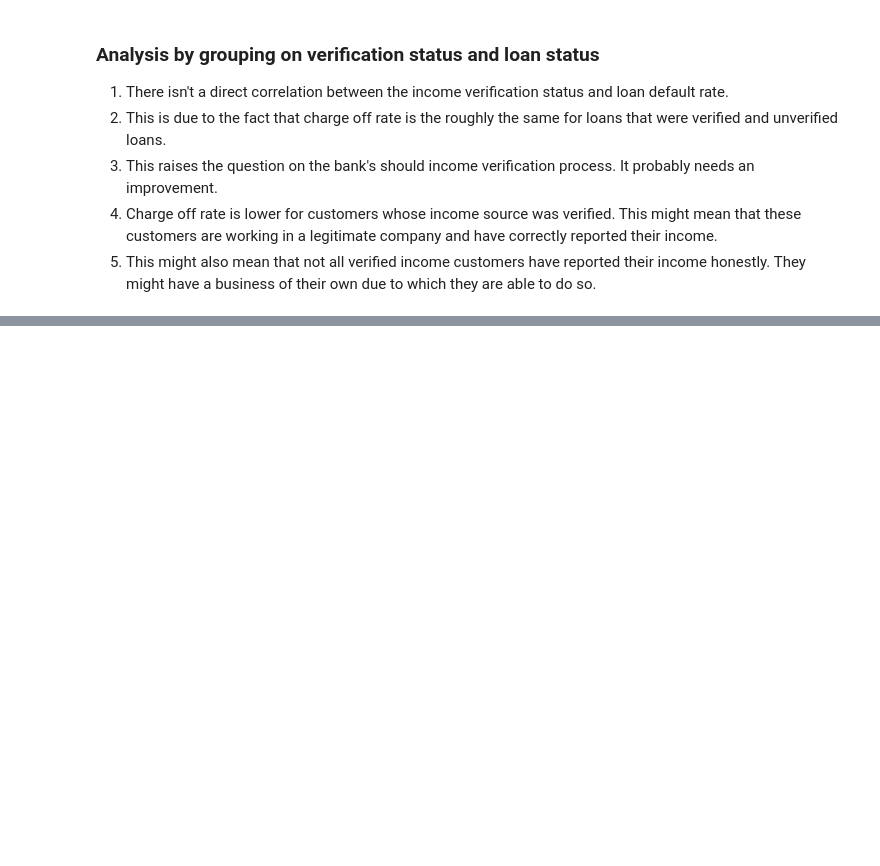
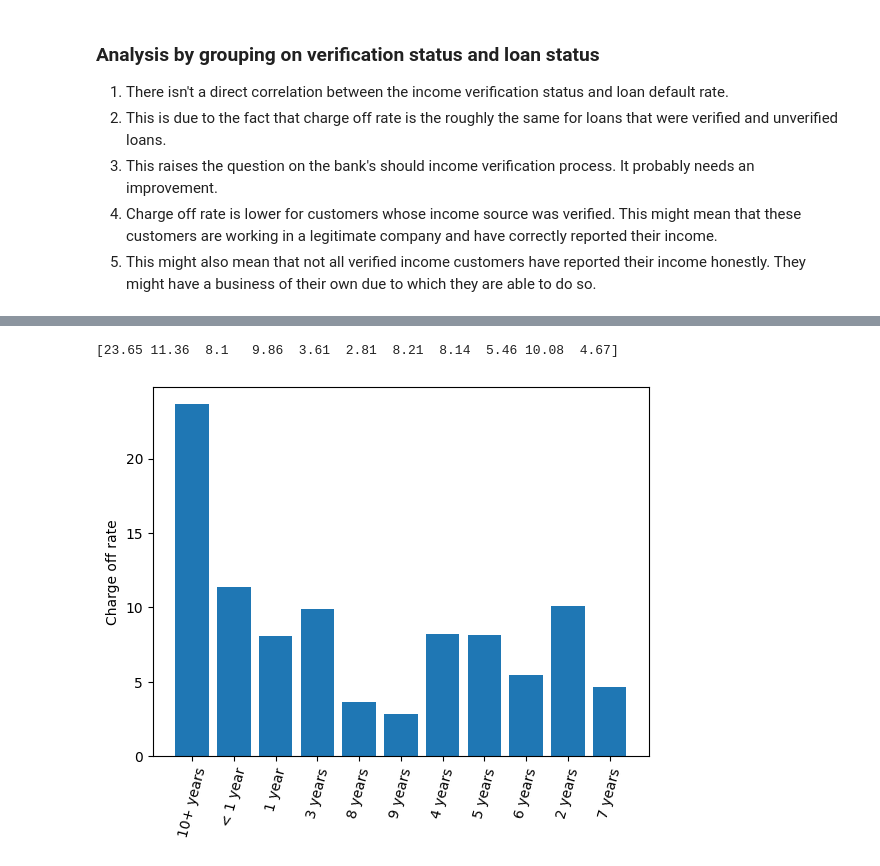
Before and after one commit to vibhav-123/LendingClubCaseStudy, a Jupyter notebook: Vibhav_Verma.ipynb, the cells around one changed output, grey strips where cells are left out. Drawn from its saved outputs; the diff is of its cells as text; code cells hidden in the pictures; blank space fills up the shorter version.

```diff
--- a/Vibhav_Verma.ipynb
+++ b/Vibhav_Verma.ipynb
@@ -219,0 +249,20 @@ plt.show()
+# %%
+# Lets group the data on employee length and loan status.
+grouped_on_emp_length_and_loan_status = lender_data.groupby(["emp_length", "loan_status"]).size().reset_index(name = "count")
+emp_length_keys = lender_data["emp_length"].dropna().unique()
+grouped_on_emp_length_and_loan_status.set_index(["emp_length", "loan_status"], inplace = True)
+grouped_on_emp_length_and_loan_status
+emp_length_values = []
+for emp_length in emp_length_keys:
+    emp_length_values.append(grouped_on_emp_length_and_loan_status.loc[(emp_length, "Charged Off"), "count"])
+emp_length_values = np.array(emp_length_values)
+grouped_on_emp_length_and_loan_status
+emp_length_values = (emp_length_values / 5627 * 100).round(2)
+print(emp_length_values)
+plt.xticks(rotation = 75)
+plt.bar(emp_length_keys, emp_length_values)
+plt.ylabel("Charge off rate")
+plt.show()
+# %% [output]
+[23.65 11.36  8.1   9.86  3.61  2.81  8.21  8.14  5.46 10.08  4.67]
+[figure, added]
```
Also changed, not shown: parts of 4 cells of this notebook.
